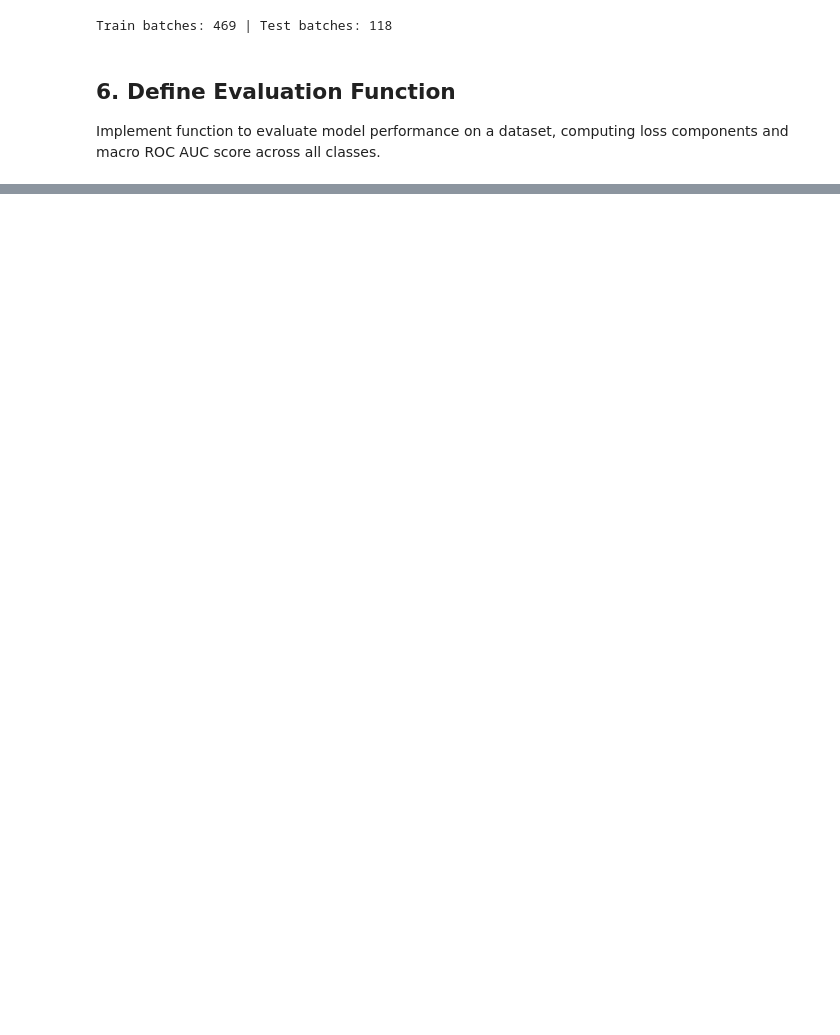
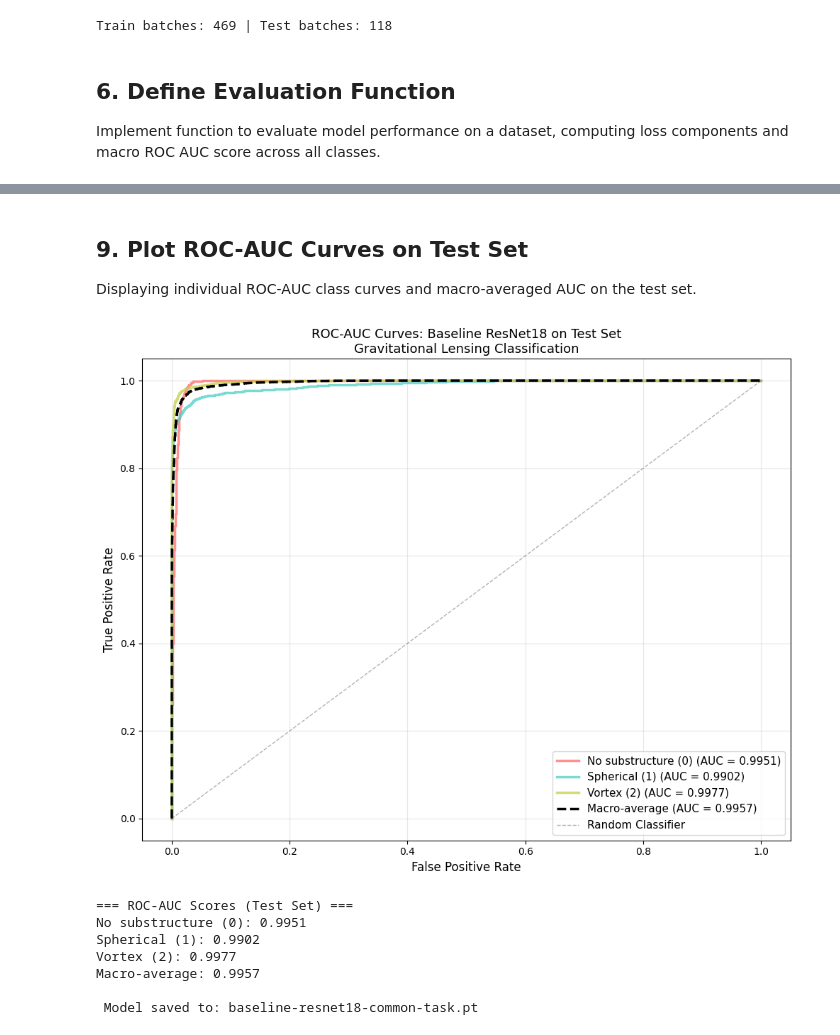
Before and after one commit to Abhiraj212024/deeplens_PINN, a Jupyter notebook: common-task-deeplens.ipynb, the cells around one changed output, grey strips where cells are left out. Saved outputs shown, nothing was run; the diff lists cells and outputs as text; code cells hidden in the pictures; blank space fills up the shorter version.

Commit message:
added detailed documentation in common task

```diff
--- a/common-task-deeplens.ipynb
+++ b/common-task-deeplens.ipynb
@@ -293,0 +282,78 @@ Baseline ResNet18:         0.9950
+# %% [markdown]
+## 9. Plot ROC-AUC Curves on Test Set
+
+Displaying individual ROC-AUC class curves and macro-averaged AUC on the test set.
+# %%
+from sklearn.metrics import roc_curve, auc
+from sklearn.preprocessing import label_binarize
+
+# Get predictions on test set
+baseline.eval()
+test_probs_all = []
+test_labels_all = []
+
+with torch.no_grad():
+    for imgs, labels in test_loader:
+        probs = torch.softmax(baseline(imgs.to(DEVICE)), dim=1).cpu().numpy()
+        test_probs_all.append(probs)
+        test_labels_all.append(labels.numpy())
+
+test_probs_all = np.concatenate(test_probs_all)
+test_labels_all = np.concatenate(test_labels_all)
+
+# Binarize labels for ROC-AUC computation
+y_test_bin = label_binarize(test_labels_all, classes=[0, 1, 2])
+
+# Compute ROC curve and AUC for each class
+fpr = {}
+tpr = {}
+roc_auc = {}
+class_names = ['No substructure (0)', 'Spherical (1)', 'Vortex (2)']
+
+for i in range(3):
+    fpr[i], tpr[i], _ = roc_curve(y_test_bin[:, i], test_probs_all[:, i])
+    roc_auc[i] = auc(fpr[i], tpr[i])
+
+# Compute macro-averaged ROC curve
+fpr_macro, tpr_macro, _ = roc_curve(y_test_bin.ravel(), test_probs_all.ravel())
+roc_auc_macro = auc(fpr_macro, tpr_macro)
+
+# Plot ROC curves
+fig, ax = plt.subplots(figsize=(10, 8))
+
+colors = ['#FF6B6B', '#4ECDC4', "#C5D145"]
+for i, color in zip(range(3), colors):
+    ax.plot(fpr[i], tpr[i], color=color, lw=2.5,
+            label=f'{class_names[i]} (AUC = {roc_auc[i]:.4f})', alpha=0.75)
+
+ax.plot(fpr_macro, tpr_macro, color='black', linestyle='--', lw=2.5,
+        label=f'Macro-average (AUC = {roc_auc_macro:.4f})')
+
+ax.plot([0, 1], [0, 1], 'k--', lw=1, alpha=0.3, label='Random Classifier')
+
+ax.set_xlabel('False Positive Rate', fontsize=12)
+ax.set_ylabel('True Positive Rate', fontsize=12)
+ax.set_title('ROC-AUC Curves: Baseline ResNet18 on Test Set\nGravitational Lensing Classification', fontsize=13)
+ax.legend(loc='lower right', fontsize=11)
+ax.grid(alpha=0.3)
+plt.tight_layout()
+plt.show()
+
+print(f'\n=== ROC-AUC Scores (Test Set) ===')
+for i in range(3):
+    print(f'{class_names[i]}: {roc_auc[i]:.4f}')
+print(f'Macro-average: {roc_auc_macro:.4f}')
+
+# Save the trained model
+model_save_path = 'baseline-resnet18-common-task.pt'
+torch.save(baseline.state_dict(), model_save_path)
+print(f'\n Model saved to: {model_save_path}')
+# %% [output]
+[figure, added]
+=== ROC-AUC Scores (Test Set) ===
+No substructure (0): 0.9951
+Spherical (1): 0.9902
+Vortex (2): 0.9977
+Macro-average: 0.9957
+
+ Model saved to: baseline-resnet18-common-task.pt
```
Also changed, not shown: parts of 11 cells of this notebook.
